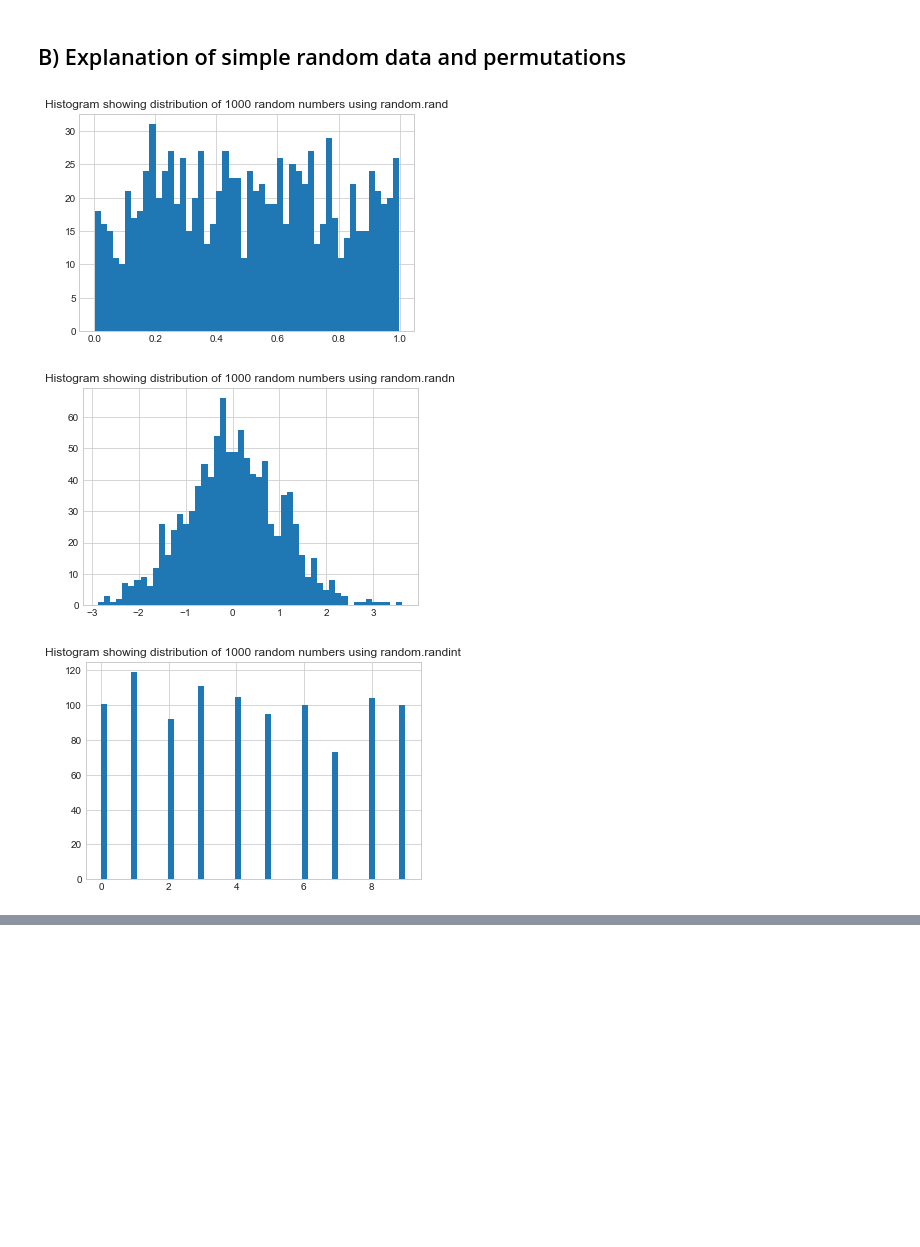
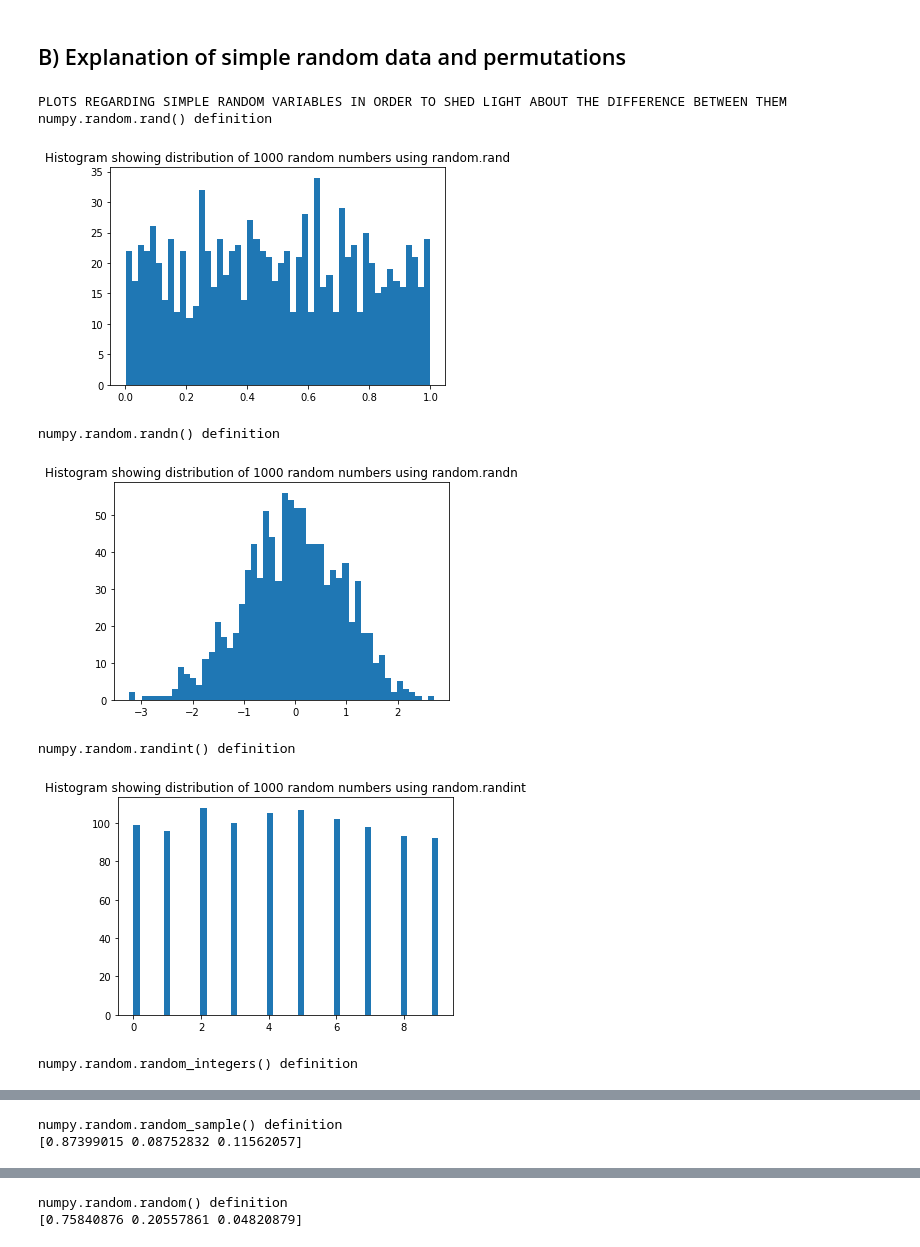
Before and after one commit to Manuferu/Assignment_PDA, a Jupyter notebook: Assignment.ipynb, the cells around one changed output, grey strips where cells are left out. Cells and saved outputs as stored; diff of their text form; code cells hidden in the pictures; blank space fills up the shorter version.

Commit message:
Simple random data added first version

```diff
--- a/Assignment.ipynb
+++ b/Assignment.ipynb
@@ -122,34 +122,100 @@ Mean value of Generator method:  0.4909036592490006
 # %% [markdown]
 ## B) Explanation of simple random data and permutations
 # %%
+print('PLOTS REGARDING SIMPLE RANDOM VARIABLES IN ORDER TO SHED LIGHT ABOUT THE DIFFERENCE BETWEEN THEM')
 # numpy.random.rand()
-
+print('numpy.random.rand() definition')
 a = np.array(np.random.rand(1000))
 
 plt.hist(a, bins = 50)
 
 plt.title("Histogram showing distribution of 1000 random numbers using random.rand")
 plt.show()
 
 # np.random.randn()
-
+print('numpy.random.randn() definition')
 b = np.array(np.random.randn(1000))
 #print(max(b))
 #print(min(b))
 #print(b)
 plt.hist(b, bins = 50)
 
 plt.title("Histogram showing distribution of 1000 random numbers using random.randn")
 plt.show()
 
 # numpy.random.randint()
+print('numpy.random.randint() definition')
 c = np.array(np.random.randint(0,10, size=1000))
 
 plt.hist(c, bins = 50)
 
 plt.title("Histogram showing distribution of 1000 random numbers using random.randint")
 plt.show()
+
+# numpy.random.random_integers()
+print('numpy.random.random_integers() definition')
+d = np.array(np.random.random_integers(0,10, size=1000))
+
+plt.hist(d, bins = 50)
+
+plt.title("Histogram showing distribution of 1000 random numbers using random.random_integers")
+plt.show()
+
+# numpy.random.random_sample()
+print('numpy.random.random_sample() definition')
+e = np.array(np.random.random_sample(3)) # By modifying the number within the sample we get the total numbers where we are going to get the continuous uniform
+print(e)
+plt.hist(e, bins = 50)
+
+plt.title("Histogram showing distribution of 1000 random numbers using random.random_sample")
+plt.show()
+
+# numpy.random.random()
+print('numpy.random.random() definition')
+f = np.array(np.random.random(3)) #
+print(f)
+plt.hist(f, bins = 50)
+
+plt.title("Histogram showing distribution of 1000 random numbers using random.random")
+plt.show()
+
+# numpy.random.ranf()
+print('numpy.random.ranf() definition')
+g = np.array(np.random.ranf(3)) #
+print(g)
+plt.hist(g, bins = 50)
+
+plt.title("Histogram showing distribution of 1000 random numbers using random.ranf")
+plt.show()
+
+# numpy.random.sample()
+print('numpy.random.sample() definition')
+h = np.array(np.random.sample(3)) #
+print(h)
+plt.hist(h, bins = 50)
+
+plt.title("Histogram showing distribution of 1000 random numbers using random.sample")
+plt.show()
+
+# numpy.random.choice()
+print('numpy.random.choice() definition')
+i = np.array(np.random.choice(5,3)) #
+print(i)
+plt.hist(i, bins = 50)
+
+plt.title("Histogram showing distribution of 1000 random numbers using random.choice")
+plt.show()
+
+# numpy.random.bytes()
+print('numpy.random.bytes() definition')
+j = np.array(np.random.bytes(5)) #
+print('string of random bytes defined in the function: ',j)
 # %% [output]
+PLOTS REGARDING SIMPLE RANDOM VARIABLES IN ORDER TO SHED LIGHT ABOUT THE DIFFERENCE BETWEEN THEM
+numpy.random.rand() definition
-[figure, old version]
+[figure, new version]
+numpy.random.randn() definition
-[figure, old version]
+[figure, new version]
+numpy.random.randint() definition
-[figure, old version]
+[figure, new version]
+numpy.random.random_integers() definition
@@ -155,0 +223,2 @@ plt.show()
+numpy.random.random_sample() definition
+[0.87399015 0.08752832 0.11562057]
@@ -155,0 +226,2 @@ plt.show()
+numpy.random.random() definition
+[0.75840876 0.20557861 0.04820879]
```
Also changed, not shown: parts of 3 cells of this notebook, 1 other file.
